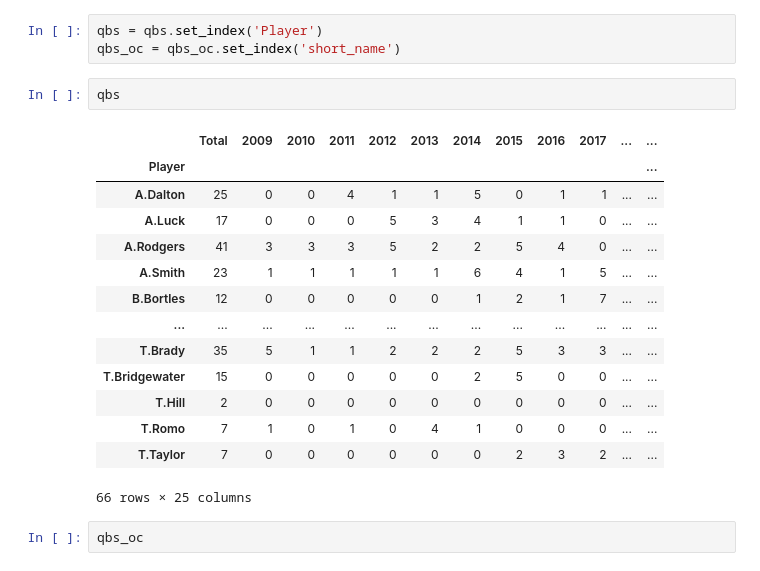
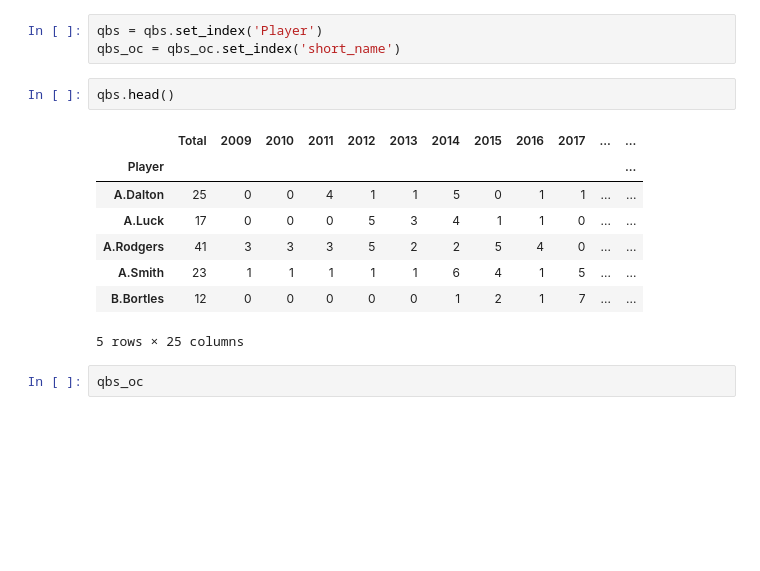
Before and after one commit to lareynolds/QB-EDA, a Jupyter notebook: qb_eda_project_google.ipynb, the cells around one changed output. Drawn from its saved outputs; the diff is of its cells as text; blank space fills up the shorter version.

```diff
--- a/qb_eda_project_google.ipynb
+++ b/qb_eda_project_google.ipynb
@@ -70,22 +61,16 @@ The 'qboc' column was added to the end of the dataframe. The next step I take is
 qbs = qbs.set_index('Player')
 qbs_oc = qbs_oc.set_index('short_name')
 # %%
-qbs
+qbs.head()
 # %% [output]
 |  | Total | 2009 | 2010 | 2011 | 2012 | 2013 | 2014 | 2015 | 2016 | 2017 | ... | ... |
 | Player |  |  |  |  |  |  |  |  |  |  |  | ... |
 | A.Dalton | 25 | 0 | 0 | 4 | 1 | 1 | 5 | 0 | 1 | 1 | ... | ... |
 | A.Luck | 17 | 0 | 0 | 0 | 5 | 3 | 4 | 1 | 1 | 0 | ... | ... |
 | A.Rodgers | 41 | 3 | 3 | 3 | 5 | 2 | 2 | 5 | 4 | 0 | ... | ... |
 | A.Smith | 23 | 1 | 1 | 1 | 1 | 1 | 6 | 4 | 1 | 5 | ... | ... |
 | B.Bortles | 12 | 0 | 0 | 0 | 0 | 0 | 1 | 2 | 1 | 7 | ... | ... |
-| ... | ... | ... | ... | ... | ... | ... | ... | ... | ... | ... | ... | ... |
-| T.Brady | 35 | 5 | 1 | 1 | 2 | 2 | 2 | 5 | 3 | 3 | ... | ... |
-| T.Bridgewater | 15 | 0 | 0 | 0 | 0 | 0 | 2 | 5 | 0 | 0 | ... | ... |
-| T.Hill | 2 | 0 | 0 | 0 | 0 | 0 | 0 | 0 | 0 | 0 | ... | ... |
-| T.Romo | 7 | 1 | 0 | 1 | 0 | 4 | 1 | 0 | 0 | 0 | ... | ... |
-| T.Taylor | 7 | 0 | 0 | 0 | 0 | 0 | 0 | 2 | 3 | 2 | ... | ... |
-66 rows × 25 columns
+5 rows × 25 columns
 # %%
 qbs_oc
 # %% [output]
```
Also changed, not shown: parts of 6 cells of this notebook.
